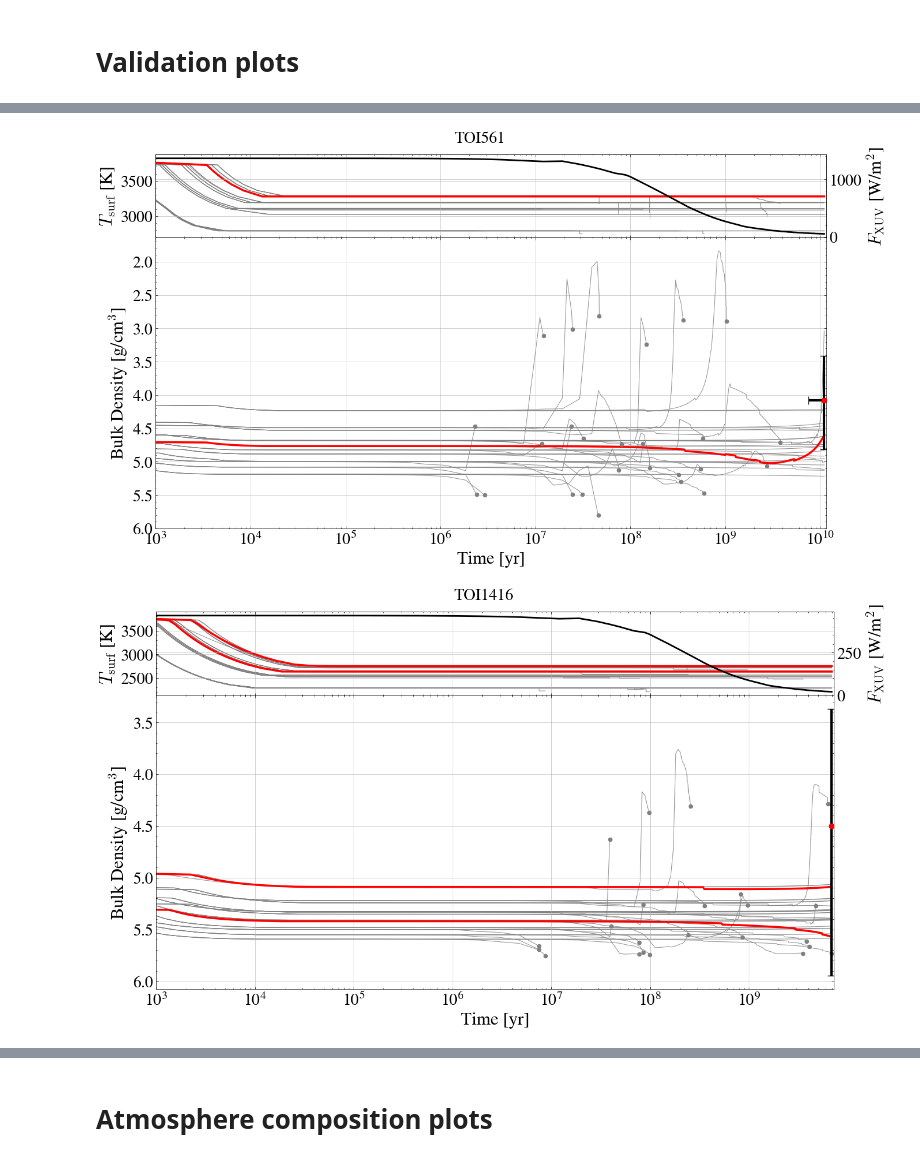
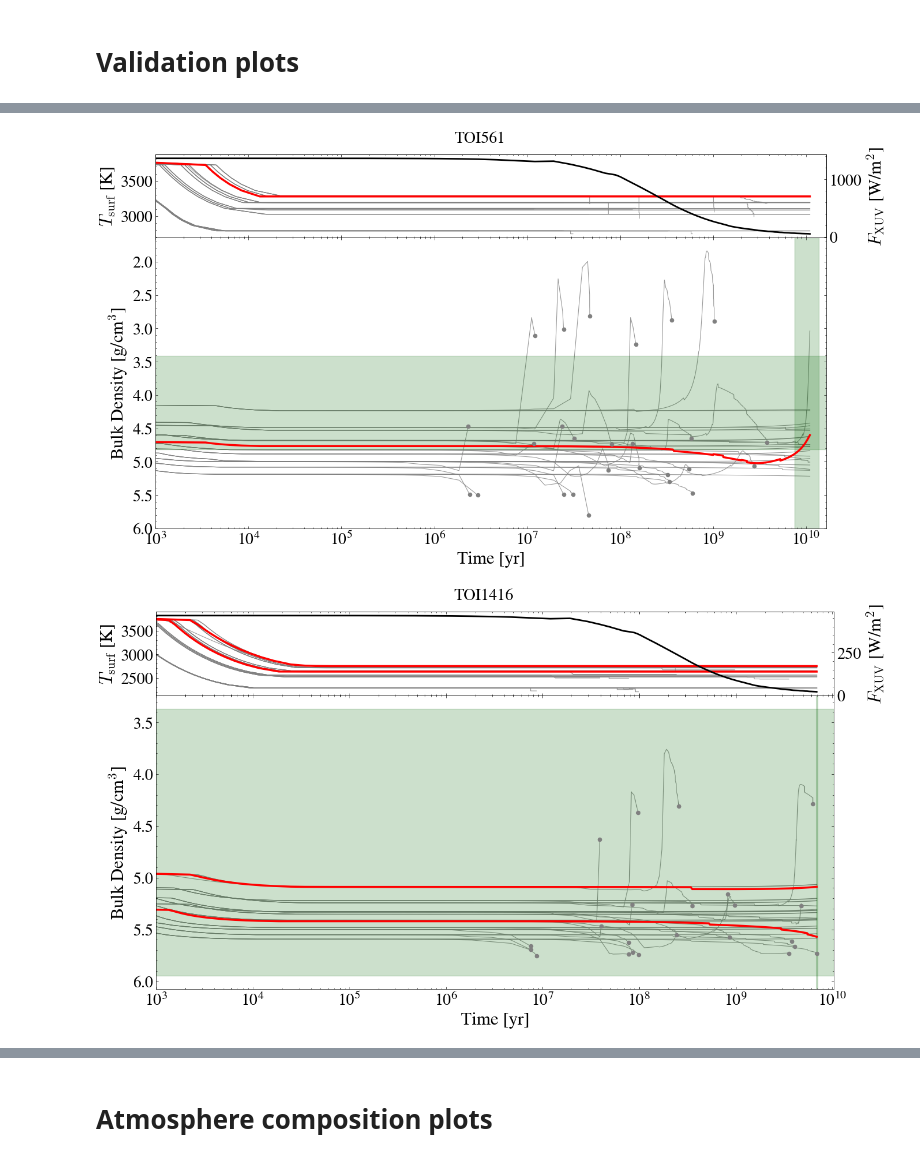
Before and after one commit to lorlo9999/MasterThesis, a Jupyter notebook: thesis-plots.ipynb, the cells around one changed output, grey strips where cells are left out. Cells and saved outputs as stored; diff of their text form; code cells hidden in the pictures.

Commit message:
More thesisable plots

```diff
--- a/thesis-plots.ipynb
+++ b/thesis-plots.ipynb
@@ -257,6 +280,7 @@ for planet, simulations in data_all.items():
             frame.scatter(sim["x"][-1], sim["y"][-1]/1000, color=color, s=20, zorder=zorder+1)
         ax_temp.plot(sim["x"], sim["t_surf"],
                      color=color, linestyle='solid', alpha=1.0 if is_highlighted else 0.8, linewidth=lw, zorder=zorder)
+        ax_temp.grid(False)
 
         if sim["x"][-1] > max_time:
             max_time = sim["x"][-1]
@@ -264,22 +288,30 @@ for planet, simulations in data_all.items():
 
     if longest_sim is not None:
         ax2 = ax_temp.twinx()
+        ax2.grid(False)
         ax2.plot(longest_sim["x"], longest_sim["F_xuv"], color='black', alpha=1.0, linewidth=2.0)
         ax2.set_ylabel(r'$F_\mathrm{XUV}$ [W/m$^2$]')
         ax2.tick_params(axis='both', which='major')
 
-    frame.errorbar(age, bd,
-                   xerr=([abs(age_min-age)], [abs(age_max-age)]),
-                   yerr=([abs(bd_min-bd)],   [abs(bd_max-bd)]),
-                   fmt='o', color='black', ecolor='black', elinewidth=3, capsize=5, zorder=5)
-    frame.scatter(age, bd, color='red', zorder=6)
+    #frame.errorbar(age, bd,
+    #               xerr=([abs(age_min-age)], [abs(age_max-age)]),
+    #               yerr=([abs(bd_min-bd)],   [abs(bd_max-bd)]),
+    #               fmt='o', color='black', ecolor='black', elinewidth=3, capsize=5, zorder=5)
+
+    #instead of error bars, create shaded regions for age and bulk density uncertainties
+    frame.axvspan(age_min, age_max, color='darkgreen', alpha=0.2, zorder=1)
+    frame.axhspan(bd_min, bd_max, color='darkgreen', alpha=0.2, zorder=1)
+
+    #frame.scatter(age, bd, color='red', zorder=6)
 
     frame.set_xlabel('Time [yr]')
     frame.set_ylabel(r'Bulk Density [g/cm$^3$]')
     frame.set_xscale('log')
     frame.tick_params(axis='both', which='major')
     frame.invert_yaxis()
-    frame.set_xlim(1e3, age*1.05)
+    frame.set_xlim(1e3, age*1.5)
+    #turn off grid
+    frame.grid(False)
     if planet != "TOI431" and planet != "lhs1478" and planet != "K2141":
         savefig(f"thesis-plots/{planet}_bulk_density.pdf", format='pdf')
         show()
@@ -290,2 +322,2 @@ for planet, simulations in data_all.items():
-[figure, old version]
+[figure, new version]
-[figure, old version]
+[figure, new version]
```
Also changed, not shown: parts of 14 cells of this notebook, 17 other files.
